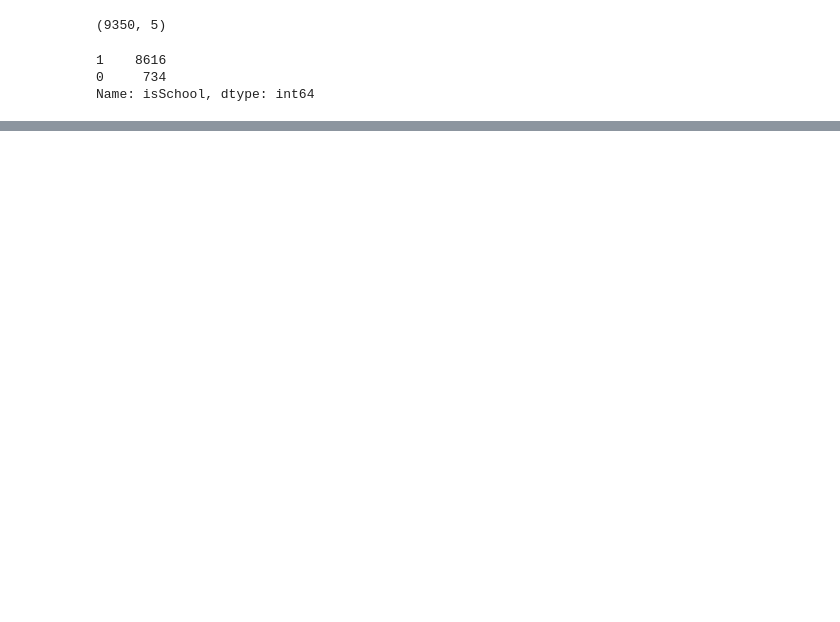
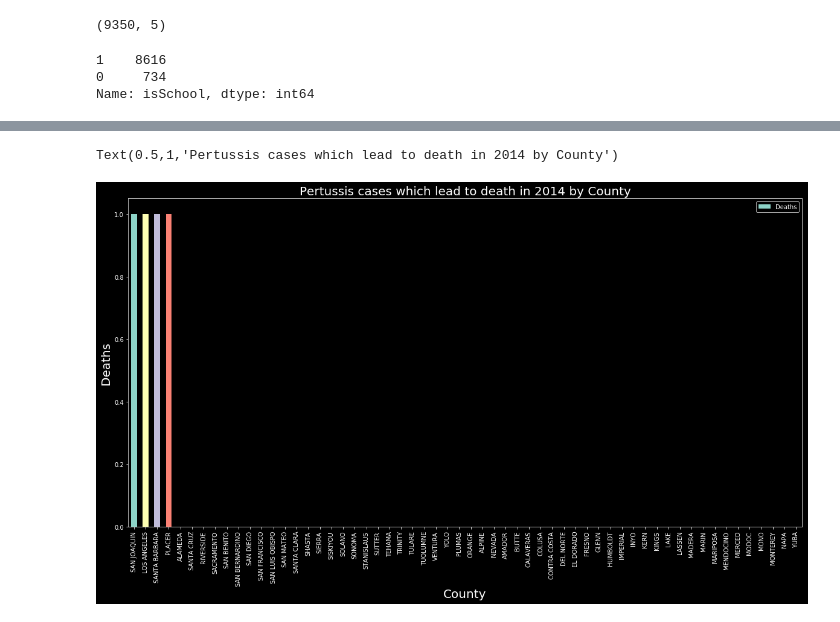
Before and after one commit to dokeeffe87/california_immunization_ds, a Jupyter notebook: eda.ipynb, the cells around one changed output, grey strips where cells are left out. Drawn from its saved outputs; the diff is of its cells as text; code cells hidden in the pictures; blank space fills up the shorter version.

```diff
--- a/eda.ipynb
+++ b/eda.ipynb
@@ -290,0 +401,12 @@ See the caveats in the documentation: http://pandas.pydata.org/pandas-docs/stabl
+# %%
+ax = df_infant.sort_values('Deaths',
+                           ascending=False).plot(kind='bar',
+                                                 x='COUNTY',
+                                                 y='Deaths',
+                                                 figsize=(20,10))
+plt.xlabel('County', fontsize=20)
+plt.ylabel('Deaths', fontsize=20)
+plt.title('Pertussis cases which lead to death in 2014 by County', fontsize=20)
+# %% [output]
+Text(0.5,1,'Pertussis cases which lead to death in 2014 by County')
+[figure, added]
```
Also changed, not shown: parts of 40 cells of this notebook.
